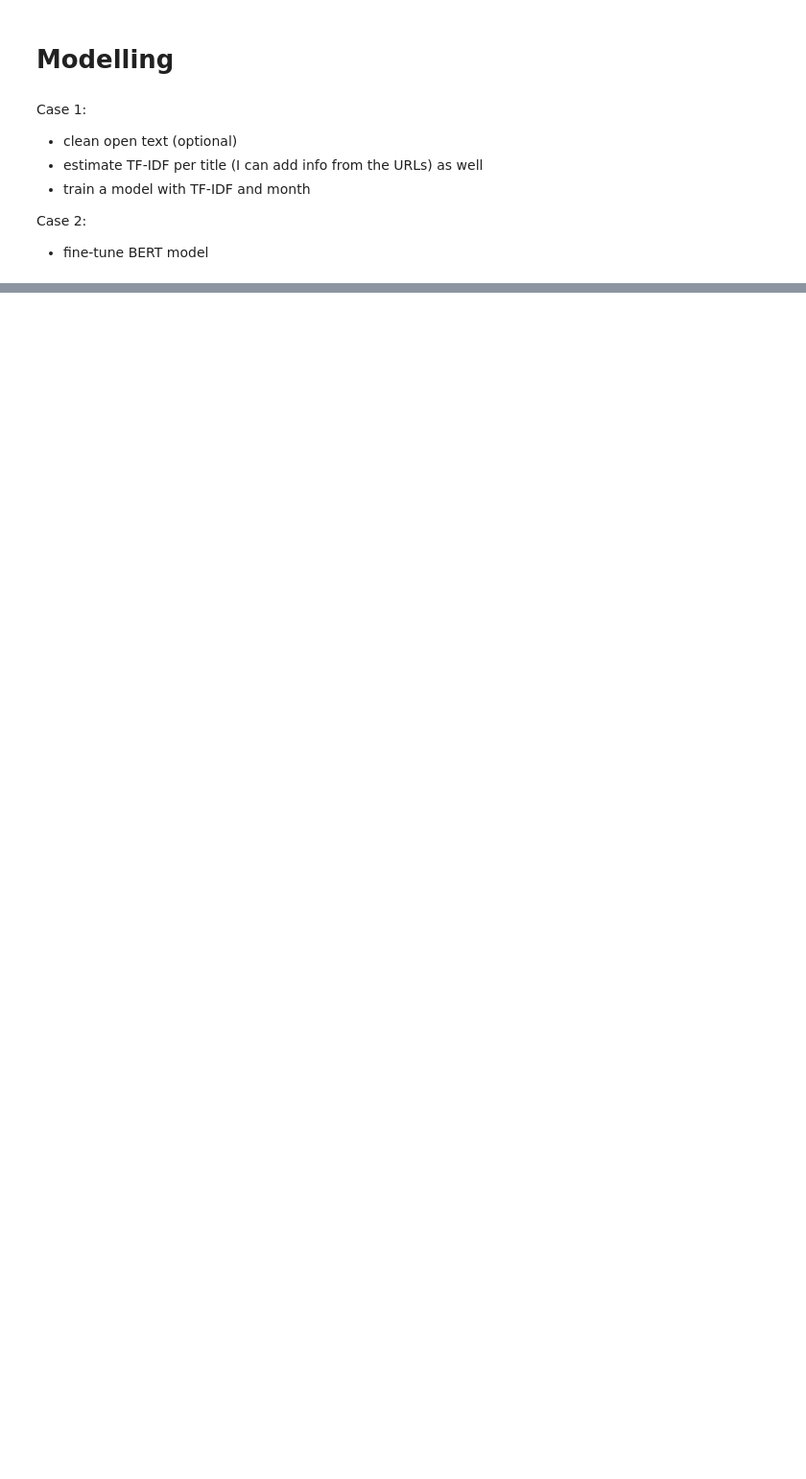
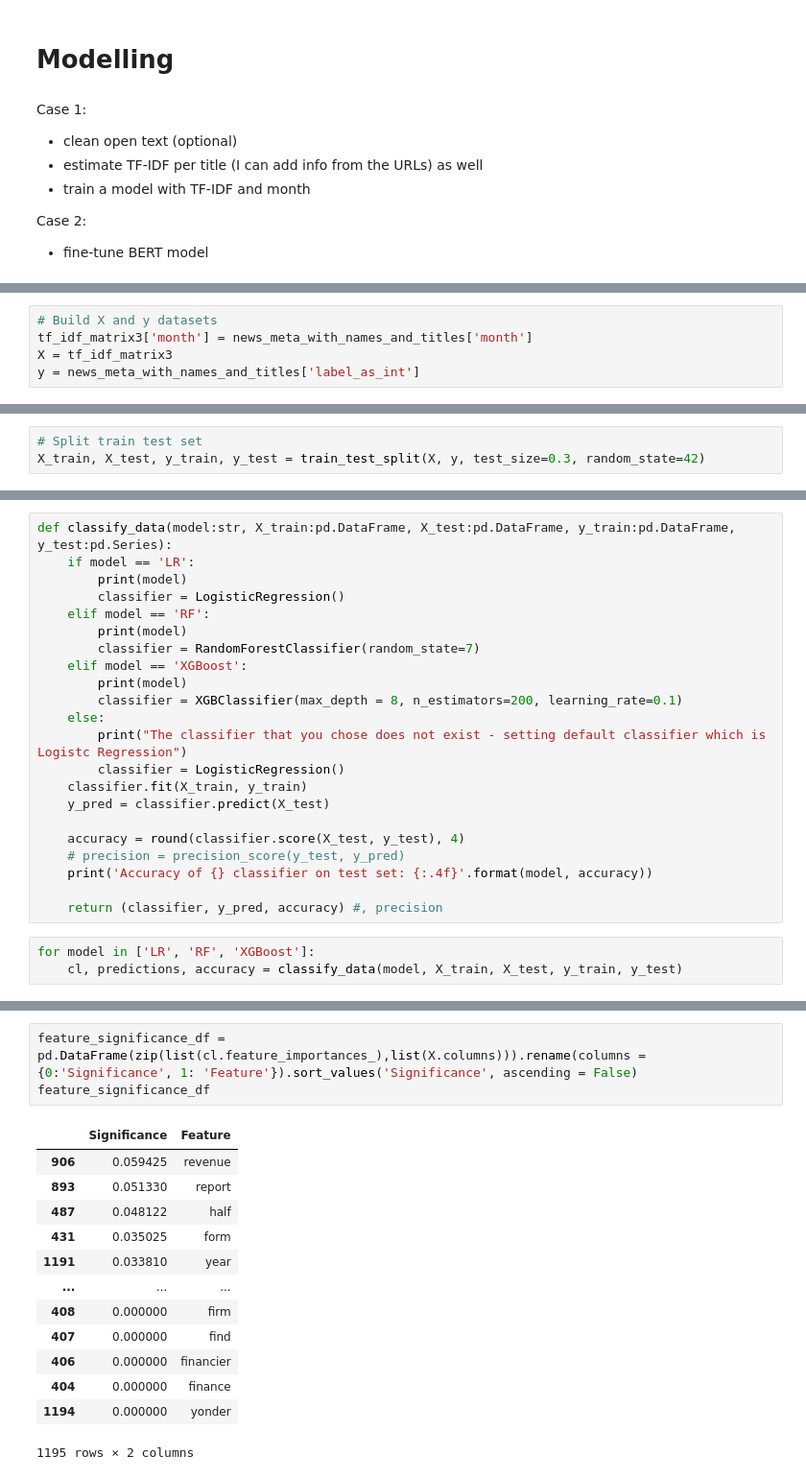
Before and after one commit to kleokog/Mycodes, a Jupyter notebook: 9Fin/Notebook 1.ipynb, the cells around one changed output, grey strips where cells are left out. Shown at 96% size. Drawn from its saved outputs; the diff is of its cells as text; blank space fills up the shorter version.

Commit message:
feat: add text_cleaning, classifier and classificaiton metrics

```diff
--- a/9Fin/Notebook 1.ipynb
+++ b/9Fin/Notebook 1.ipynb
@@ -311,0 +316,5 @@ df
+# %%
+# Build X and y datasets
+tf_idf_matrix3['month'] = news_meta_with_names_and_titles['month']
+X = tf_idf_matrix3
+y = news_meta_with_names_and_titles['label_as_int']
@@ -311,0 +323,3 @@ df
+# %%
+# Split train test set
+X_train, X_test, y_train, y_test = train_test_split(X, y, test_size=0.3, random_state=42)
@@ -311,0 +328,25 @@ df
+# %%
+def classify_data(model:str, X_train:pd.DataFrame, X_test:pd.DataFrame, y_train:pd.DataFrame, y_test:pd.Series):
+    if model == 'LR':
+        print(model)
+        classifier = LogisticRegression()
+    elif model == 'RF':
+        print(model)
+        classifier = RandomForestClassifier(random_state=7)
+    elif model == 'XGBoost':
+        print(model)
+        classifier = XGBClassifier(max_depth = 8, n_estimators=200, learning_rate=0.1)
+    else:
+        print("The classifier that you chose does not exist - setting default classifier which is Logistc Regression")
+        classifier = LogisticRegression()
+    classifier.fit(X_train, y_train)
+    y_pred = classifier.predict(X_test)
+
+    accuracy = round(classifier.score(X_test, y_test), 4)
+    # precision = precision_score(y_test, y_pred)
+    print('Accuracy of {} classifier on test set: {:.4f}'.format(model, accuracy))
+
+    return (classifier, y_pred, accuracy) #, precision
+# %%
+for model in ['LR', 'RF', 'XGBoost']:
+    cl, predictions, accuracy = classify_data(model, X_train, X_test, y_train, y_test)
@@ -311,0 +388,17 @@ df
+# %%
+feature_significance_df = pd.DataFrame(zip(list(cl.feature_importances_),list(X.columns))).rename(columns = {0:'Significance', 1: 'Feature'}).sort_values('Significance', ascending = False)
+feature_significance_df
+# %% [output]
+|  | Significance | Feature |
+| 906 | 0.059425 | revenue |
+| 893 | 0.051330 | report |
+| 487 | 0.048122 | half |
+| 431 | 0.035025 | form |
+| 1191 | 0.033810 | year |
+| ... | ... | ... |
+| 408 | 0.000000 | firm |
+| 407 | 0.000000 | find |
+| 406 | 0.000000 | financier |
+| 404 | 0.000000 | finance |
+| 1194 | 0.000000 | yonder |
+1195 rows × 2 columns
```
Also changed, not shown: parts of 27 cells of this notebook.
